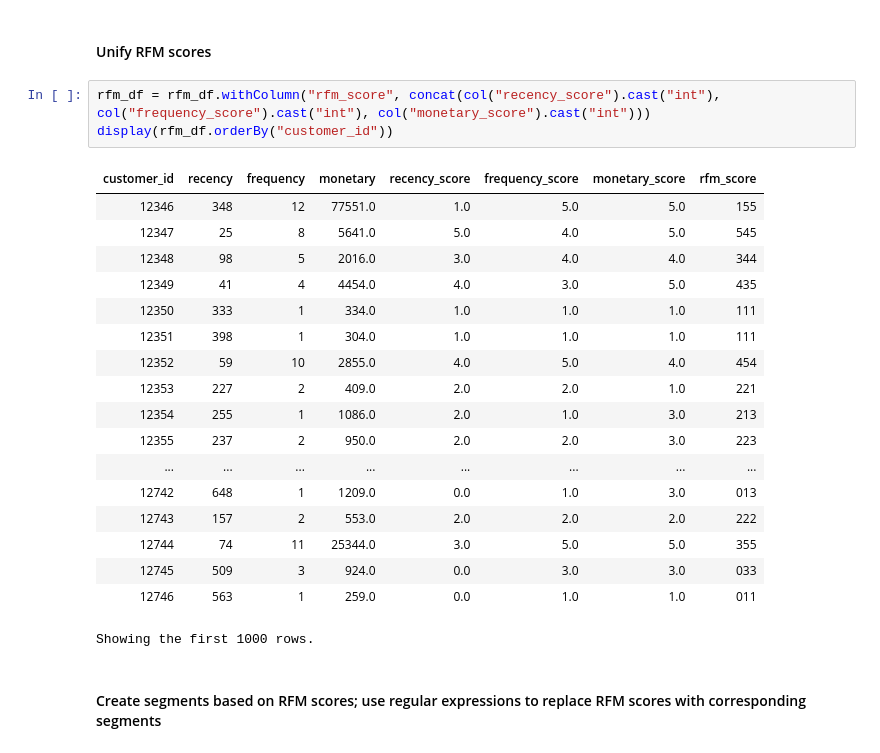
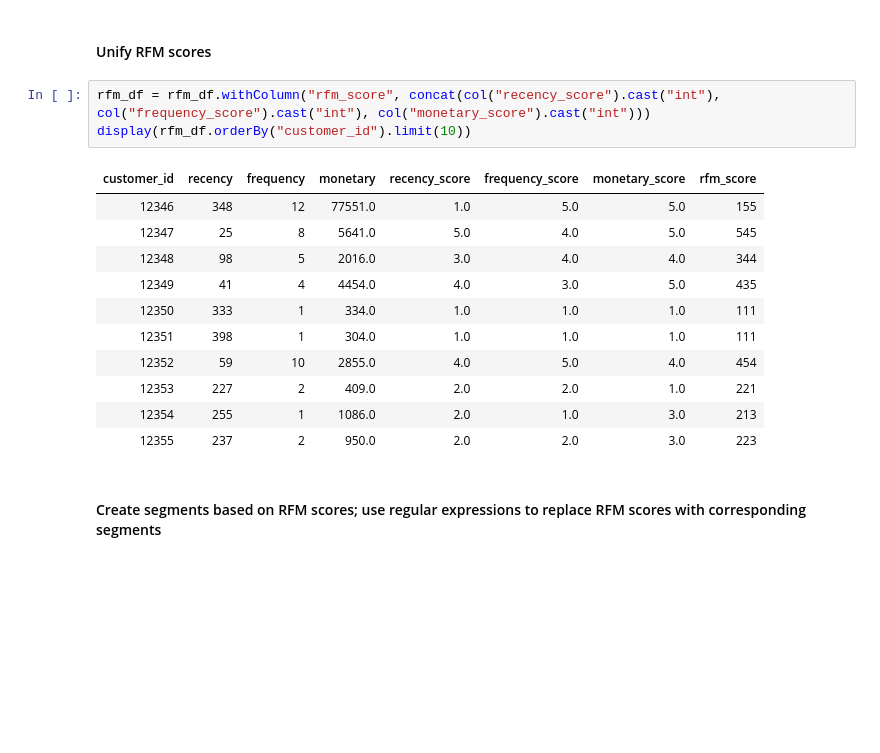
Before and after one commit to jarviscanada/jarvis_data_eng_AndresOsorio, a Jupyter notebook: spark/notebooks/Retail_Data_Analytics_with_PySpark.ipynb, the cells around one changed output. Cells and saved outputs as stored; diff of their text form; blank space fills up the shorter version.

```diff
--- a/spark/notebooks/Retail_Data_Analytics_with_PySpark.ipynb
+++ b/spark/notebooks/Retail_Data_Analytics_with_PySpark.ipynb
@@ -770,26 +660,19 @@ Showing the first 1000 rows.
 #### Unify RFM scores
 # %%
 rfm_df = rfm_df.withColumn("rfm_score", concat(col("recency_score").cast("int"), col("frequency_score").cast("int"), col("monetary_score").cast("int")))
-display(rfm_df.orderBy("customer_id"))
+display(rfm_df.orderBy("customer_id").limit(10))
 # %% [output]
 | customer_id | recency | frequency | monetary | recency_score | frequency_score | monetary_score | rfm_score |
 | 12346 | 348 | 12 | 77551.0 | 1.0 | 5.0 | 5.0 | 155 |
 | 12347 | 25 | 8 | 5641.0 | 5.0 | 4.0 | 5.0 | 545 |
 | 12348 | 98 | 5 | 2016.0 | 3.0 | 4.0 | 4.0 | 344 |
 | 12349 | 41 | 4 | 4454.0 | 4.0 | 3.0 | 5.0 | 435 |
 | 12350 | 333 | 1 | 334.0 | 1.0 | 1.0 | 1.0 | 111 |
 | 12351 | 398 | 1 | 304.0 | 1.0 | 1.0 | 1.0 | 111 |
 | 12352 | 59 | 10 | 2855.0 | 4.0 | 5.0 | 4.0 | 454 |
 | 12353 | 227 | 2 | 409.0 | 2.0 | 2.0 | 1.0 | 221 |
 | 12354 | 255 | 1 | 1086.0 | 2.0 | 1.0 | 3.0 | 213 |
 | 12355 | 237 | 2 | 950.0 | 2.0 | 2.0 | 3.0 | 223 |
-| ... | ... | ... | ... | ... | ... | ... | ... |
-| 12742 | 648 | 1 | 1209.0 | 0.0 | 1.0 | 3.0 | 013 |
-| 12743 | 157 | 2 | 553.0 | 2.0 | 2.0 | 2.0 | 222 |
-| 12744 | 74 | 11 | 25344.0 | 3.0 | 5.0 | 5.0 | 355 |
-| 12745 | 509 | 3 | 924.0 | 0.0 | 3.0 | 3.0 | 033 |
-| 12746 | 563 | 1 | 259.0 | 0.0 | 1.0 | 1.0 | 011 |
-Showing the first 1000 rows.
 # %% [markdown]
 #### Create segments based on RFM scores; use regular expressions to replace RFM scores with corresponding segments
 # %%
```
Also changed, not shown: parts of 16 cells of this notebook, 1 other file.
